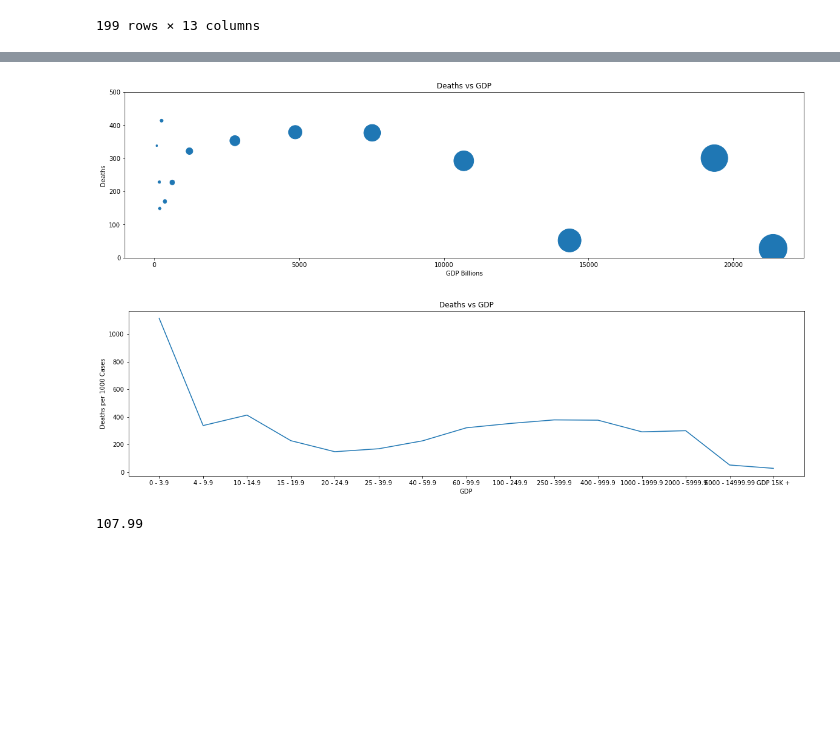
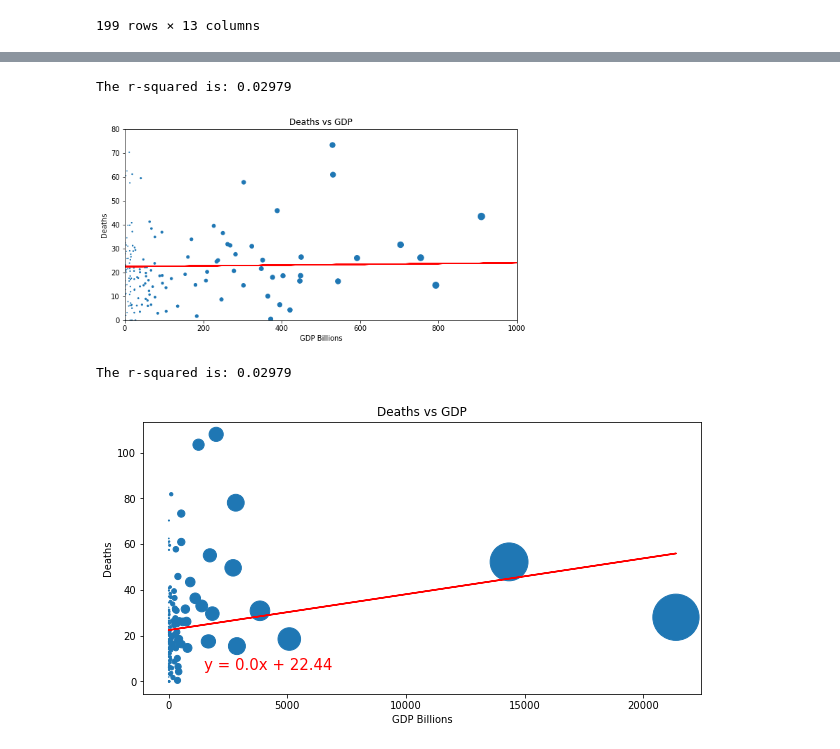
Before and after one commit to AustinRCole/COVID_Lat_GDP_analysis, a Jupyter notebook: GDP_Data_Analysis.ipynb, the cells around one changed output, grey strips where cells are left out. Cells and saved outputs as stored; diff of their text form; code cells hidden in the pictures; blank space fills up the shorter version.

```diff
--- a/GDP_Data_Analysis.ipynb
+++ b/GDP_Data_Analysis.ipynb
@@ -198,3 +198,6 @@ Final_data.sort_values('2019 GDP in Billions', ascending = False)
 199 rows × 13 columns
 # %%
 Final_data.to_csv('Resources/COVID_final_data.csv',index=True)
+# %%
+Final_data_two = Final_data.loc[Final_data['2019 GDP in Billions'] > 0]
+Final_data_two.sort_values('2019 GDP in Billions')
@@ -204,8 +221,8 @@ labels = ['0 - 3.9', '4 - 9.9', '10 - 14.9', '15 - 19.9', '20 - 24.9',
           '25 - 39.9', '40 - 59.9', '60 - 99.9', '100 - 249.9', '250 - 399.9',
           '400 - 999.9', '1000 - 1999.9', '2000 - 5999.9', '6000 - 14999.99', 'GDP 15K +']
 
-Final_data['2019 GDP'] = pd.cut(Final_data['2019 GDP in Billions'], bins, labels=labels, include_lowest=True)
-Final_GDPdata = Final_data.groupby('2019 GDP')
+Final_data_two['2019 GDP'] = pd.cut(Final_data_two['2019 GDP in Billions'], bins, labels=labels, include_lowest=True)
+Final_GDPdata = Final_data_two.groupby('2019 GDP')
 Final_GDP = Final_GDPdata.sum()
 Final_GDP
 # %% [output]
@@ -244,31 +381,46 @@ plt.show()
 # %%
 #  Is there any relationship between 2019 GDP with the infection rate/deaths?
-x_axis = Final_GDP['2019 GDP in Billions']
-y_axis = Final_GDP['Deaths per 1000 Cases']
+x_axis = Final_data_two['2019 GDP in Billions']
+y_axis = Final_data_two['Deaths per 1000 Cases']
 
-plt.figure(figsize=(20, 5))
+(slope, intercept, rvalue, pvalue, stderr) = linregress(x_axis, y_axis)
+regress_values = x_axis * slope + intercept
+line_eq = "y = " + str(round(slope,2)) + "x + " + str(round(intercept,2))
+
+plt.figure(figsize=(10, 5))
 plt.scatter(x_axis, y_axis, s = x_axis/10)
-# plt.xlim(0, 13000)
-plt.ylim(0, 500)
+plt.plot(x_axis,regress_values,"r-")
+plt.annotate(line_eq,(1500,5),fontsize=15,color="red")
+plt.xlim(0, 1000)
+plt.ylim(0, 80)
 plt.title("Deaths vs GDP")
 plt.xlabel("GDP Billions")
 plt.ylabel("Deaths")
+print(f"The r-squared is: {round(rvalue**2,5)}")
 plt.show()
 # %% [output]
+The r-squared is: 0.02979
-[figure, old version]
+[figure, new version]
-# %%
-x_axis = Final_GDP['2019 GDP in Billions']
-y_axis = Final_GDP['Deaths per 1000 Cases']
-
-plt.figure(figsize=(20, 5))
-plt.plot(y_axis)
-plt.title("Deaths vs GDP")
-plt.xlabel("GDP")
-plt.ylabel("Deaths per 1000 Cases")
-plt.show()
-# %% [output]
-[figure, removed]
-# %%
-GDP_data_df['Deaths per 1000 Cases'].max()
-# %% [output]
-107.99
+# %%
+#  Is there any relationship between 2019 GDP with the infection rate/deaths?
+x_axis = Final_data_two['2019 GDP in Billions']
+y_axis = Final_data_two['Deaths per 1000 Cases']
+
+(slope, intercept, rvalue, pvalue, stderr) = linregress(x_axis, y_axis)
+regress_values = x_axis * slope + intercept
+line_eq = "y = " + str(round(slope,2)) + "x + " + str(round(intercept,2))
+
+plt.figure(figsize=(10, 5))
+plt.scatter(x_axis, y_axis, s = x_axis/10)
+plt.plot(x_axis,regress_values,"r-")
+plt.annotate(line_eq,(1500,5),fontsize=15,color="red")
+# plt.xlim(0, 1000)
+# plt.ylim(0, 80)
+plt.title("Deaths vs GDP")
+plt.xlabel("GDP Billions")
+plt.ylabel("Deaths")
+print(f"The r-squared is: {round(rvalue**2,5)}")
+plt.show()
+# %% [output]
+The r-squared is: 0.02979
+[figure, added]
```
Also changed, not shown: parts of 9 cells of this notebook.
